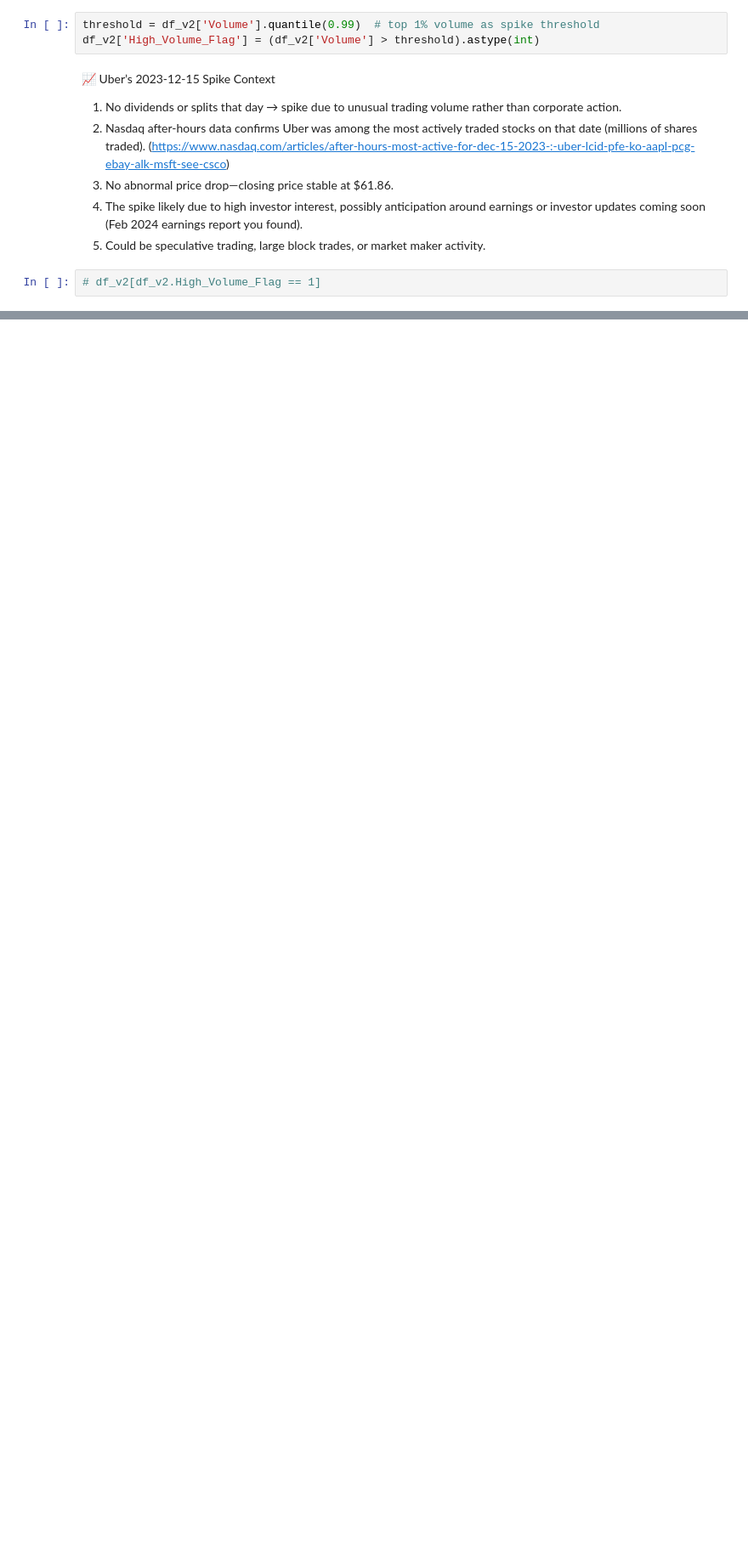
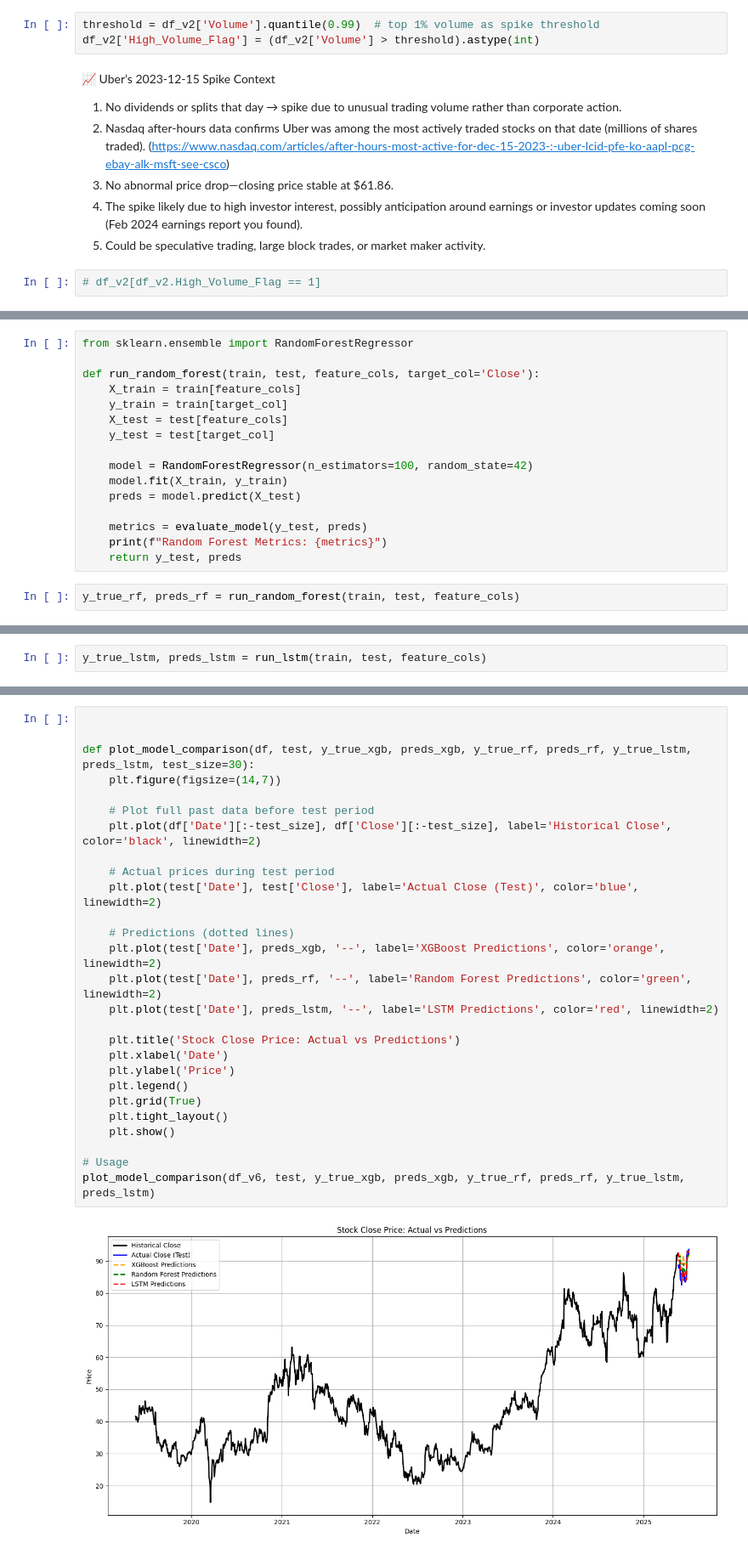
Before and after one commit to Karan088/stock_price_forecast, a Jupyter notebook: Notebook/stockprice-forecast.ipynb, the cells around one changed output, grey strips where cells are left out. Shown at 85% size. Cells and saved outputs as stored; diff of their text form; blank space fills up the shorter version.

```diff
--- a/Notebook/stockprice-forecast.ipynb
+++ b/Notebook/stockprice-forecast.ipynb
@@ -253,0 +509,18 @@ df_v2['High_Volume_Flag'] = (df_v2['Volume'] > threshold).astype(int)
+# %%
+from sklearn.ensemble import RandomForestRegressor
+
+def run_random_forest(train, test, feature_cols, target_col='Close'):
+    X_train = train[feature_cols]
+    y_train = train[target_col]
+    X_test = test[feature_cols]
+    y_test = test[target_col]
+
+    model = RandomForestRegressor(n_estimators=100, random_state=42)
+    model.fit(X_train, y_train)
+    preds = model.predict(X_test)
+
+    metrics = evaluate_model(y_test, preds)
+    print(f"Random Forest Metrics: {metrics}")
+    return y_test, preds
+# %%
+y_true_rf, preds_rf = run_random_forest(train, test, feature_cols)
@@ -253,0 +583,2 @@ df_v2['High_Volume_Flag'] = (df_v2['Volume'] > threshold).astype(int)
+# %%
+y_true_lstm, preds_lstm = run_lstm(train, test, feature_cols)
@@ -253,0 +593,29 @@ df_v2['High_Volume_Flag'] = (df_v2['Volume'] > threshold).astype(int)
+# %%
+
+
+def plot_model_comparison(df, test, y_true_xgb, preds_xgb, y_true_rf, preds_rf, y_true_lstm, preds_lstm, test_size=30):
+    plt.figure(figsize=(14,7))
+
+    # Plot full past data before test period
+    plt.plot(df['Date'][:-test_size], df['Close'][:-test_size], label='Historical Close', color='black', linewidth=2)
+
+    # Actual prices during test period
+    plt.plot(test['Date'], test['Close'], label='Actual Close (Test)', color='blue', linewidth=2)
+
+    # Predictions (dotted lines)
+    plt.plot(test['Date'], preds_xgb, '--', label='XGBoost Predictions', color='orange', linewidth=2)
+    plt.plot(test['Date'], preds_rf, '--', label='Random Forest Predictions', color='green', linewidth=2)
+    plt.plot(test['Date'], preds_lstm, '--', label='LSTM Predictions', color='red', linewidth=2)
+
+    plt.title('Stock Close Price: Actual vs Predictions')
+    plt.xlabel('Date')
+    plt.ylabel('Price')
+    plt.legend()
+    plt.grid(True)
+    plt.tight_layout()
+    plt.show()
+
+# Usage
+plot_model_comparison(df_v6, test, y_true_xgb, preds_xgb, y_true_rf, preds_rf, y_true_lstm, preds_lstm)
+# %% [output]
+[figure, added]
```
Also changed, not shown: parts of 54 cells of this notebook.
